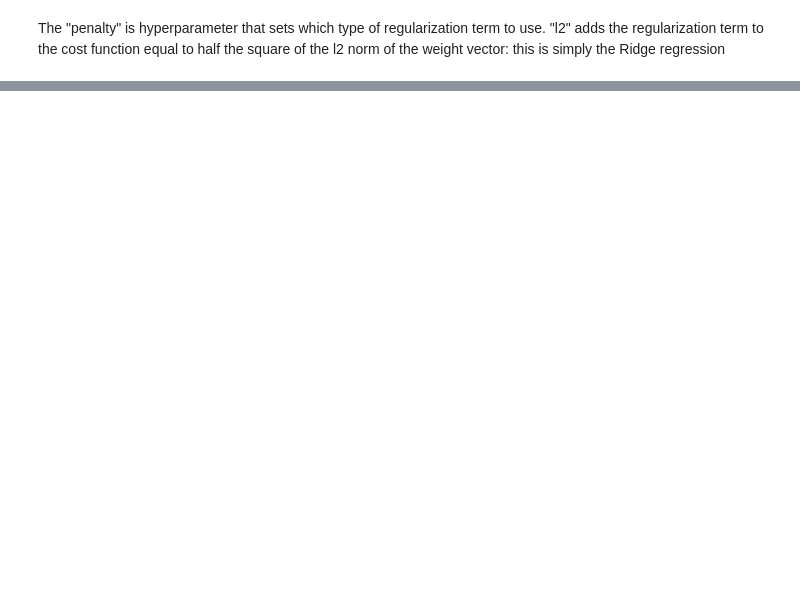
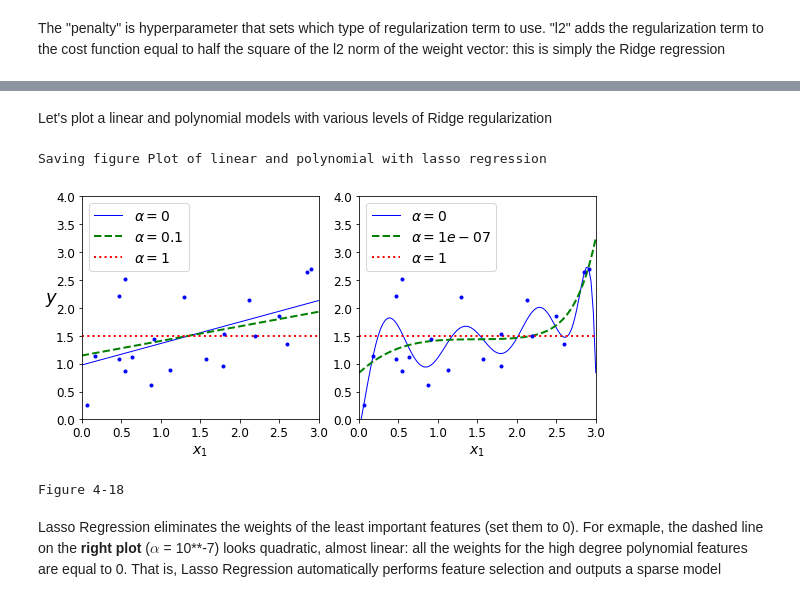
Before and after one commit to MarkJasonE/HandsOnML-TrainingLinearModels-Exercise, a Jupyter notebook: TrainingLinearModels.ipynb, the cells around one changed output, grey strips where cells are left out. Saved outputs shown, nothing was run; the diff lists cells and outputs as text; code cells hidden in the pictures; blank space fills up the shorter version.

Commit message:
Added in section: Regularized linear models, point: Lasso regression, plot

```diff
--- a/TrainingLinearModels.ipynb
+++ b/TrainingLinearModels.ipynb
@@ -708,0 +715,19 @@ The "penalty" is hyperparameter that sets which type of regularization term to u
+# %% [markdown]
+Let's plot a linear and polynomial models with various levels of Ridge regularization
+# %%
+plt.figure(figsize=(8,4))
+plt.subplot(121)
+plot_model(Lasso, polynomial=False, alphas=(0, 0.1, 1), random_state=42)
+plt.ylabel("$y$", rotation=0, fontsize=18)
+plt.subplot(122)
+plot_model(Lasso, polynomial=True, alphas=(0, 10**-7, 1), random_state=42)
+
+save_fig("Plot of linear and polynomial with lasso regression")
+plt.show()
+print("Figure 4-18")
+# %% [output]
+Saving figure Plot of linear and polynomial with lasso regression
+[figure, added]
+Figure 4-18
+# %% [markdown]
+Lasso Regression eliminates the weights of the least important features (set them to 0). For exmaple, the dashed line on the <strong>right plot</strong> ($\alpha$ = 10**-7) looks quadratic, almost linear: all the weights for the high degree polynomial features are equal to 0. That is, Lasso Regression automatically performs feature selection and outputs a sparse model
```
Also changed, not shown: parts of 5 cells of this notebook, 2 other files.
